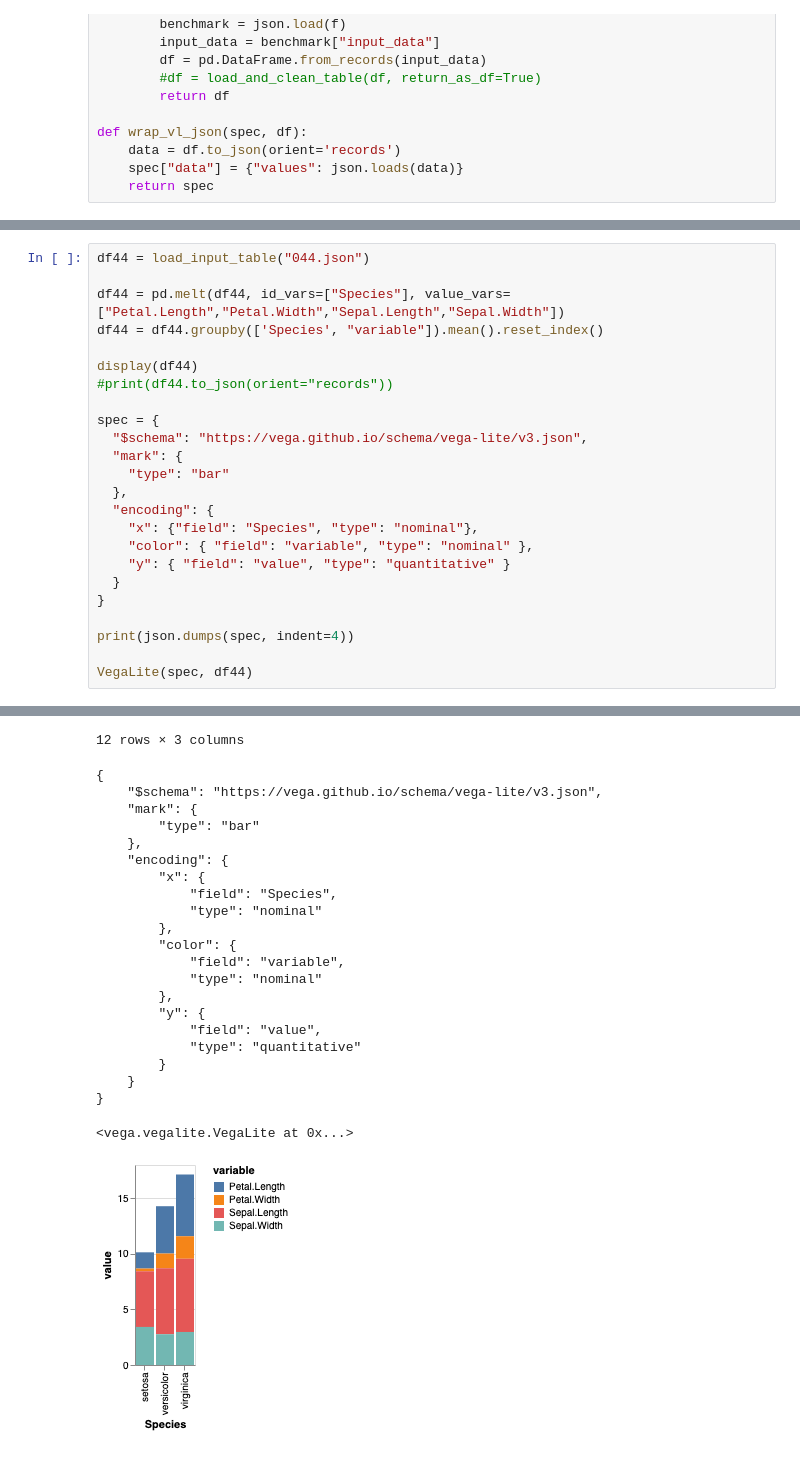
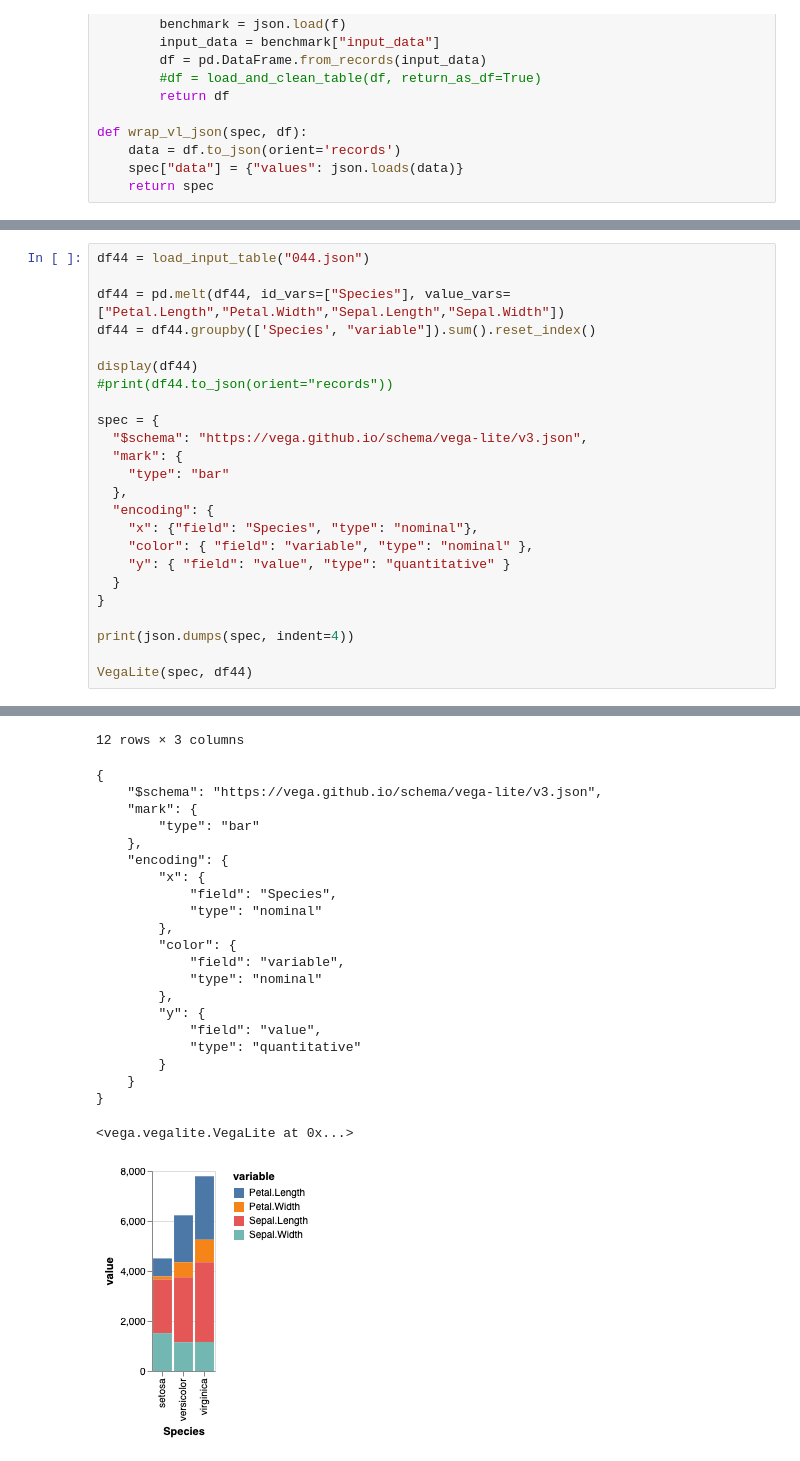
Before and after one commit to Mestway/falx, a Jupyter notebook: falx/data_prep.ipynb, the cells around one changed output, grey strips where cells are left out. Saved outputs shown, nothing was run; the diff lists cells and outputs as text.

```diff
--- a/falx/data_prep.ipynb
+++ b/falx/data_prep.ipynb
@@ -2319,7 +2318,7 @@ VegaLite(spec, df43)
 df44 = load_input_table("044.json")
 
 df44 = pd.melt(df44, id_vars=["Species"], value_vars=["Petal.Length","Petal.Width","Sepal.Length","Sepal.Width"])
-df44 = df44.groupby(['Species', "variable"]).mean().reset_index()
+df44 = df44.groupby(['Species', "variable"]).sum().reset_index()
 
 display(df44)
 #print(df44.to_json(orient="records"))
@@ -2355,26 +2354,26 @@ VegaLite(spec, df44)
 12 rows × 3 columns
 {
     "$schema": "https://vega.github.io/schema/vega-lite/v3.json",
     "mark": {
         "type": "bar"
     },
     "encoding": {
         "x": {
             "field": "Species",
             "type": "nominal"
         },
         "color": {
             "field": "variable",
             "type": "nominal"
         },
         "y": {
             "field": "value",
             "type": "quantitative"
         }
     }
 }
 <vega.vegalite.VegaLite at 0x...>
-[figure, old version]
+[figure, new version]
 # %%
 df45 = load_input_table("045.json")
 
```
Also changed, not shown: parts of 58 cells of this notebook, 3 other files.
